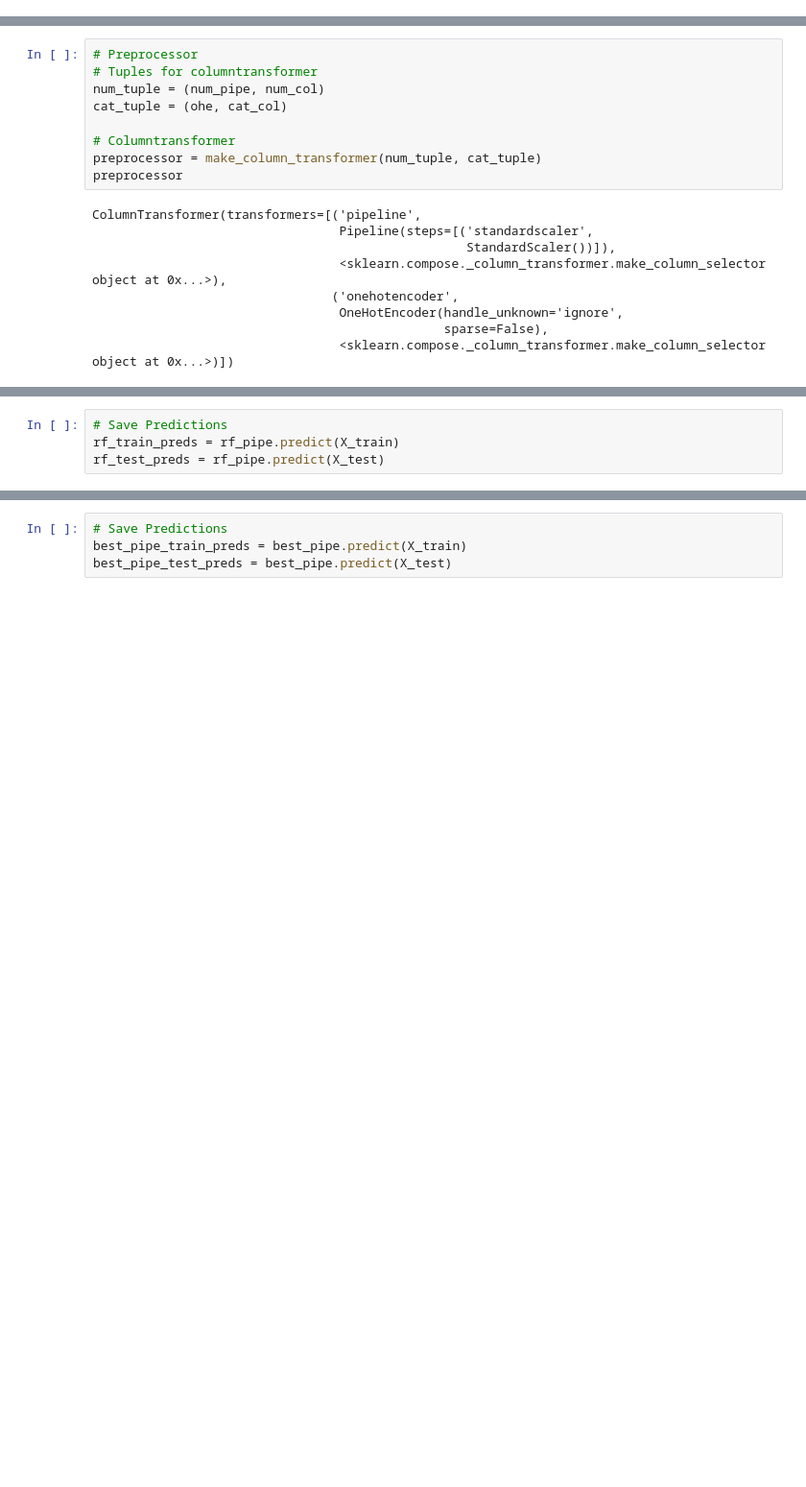
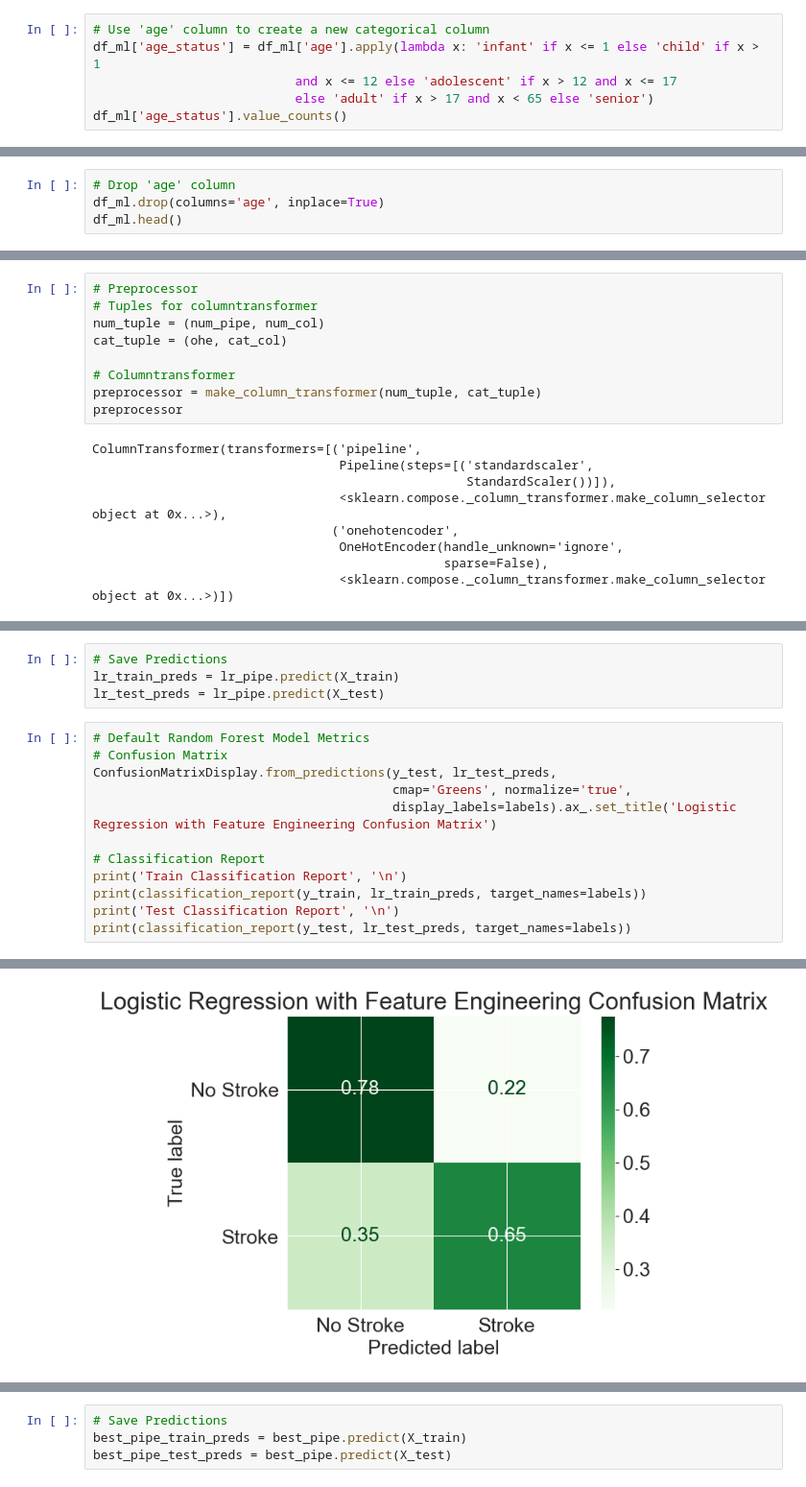
Before and after one commit to kevinbrnett/Project-2--Classification, a Jupyter notebook: Project_2_Part_4.ipynb, the cells around one changed output, grey strips where cells are left out. Shown at 96% size. Saved outputs shown, nothing was run; the diff lists cells and outputs as text; blank space fills up the shorter version.

```diff
--- a/Project_2_Part_4.ipynb
+++ b/Project_2_Part_4.ipynb
@@ -933,3 +940,9 @@ Data columns (total 11 columns):
  10  weight_status      5110 non-null   object
 dtypes: float64(2), int64(3), object(6)
 memory usage: 439.3+ KB
+# %%
+# Use 'age' column to create a new categorical column
+df_ml['age_status'] = df_ml['age'].apply(lambda x: 'infant' if x <= 1 else 'child' if x > 1
+                           and x <= 12 else 'adolescent' if x > 12 and x <= 17
+                           else 'adult' if x > 17 and x < 65 else 'senior')
+df_ml['age_status'].value_counts()
@@ -935,0 +956,4 @@ memory usage: 439.3+ KB
+# %%
+# Drop 'age' column
+df_ml.drop(columns='age', inplace=True)
+df_ml.head()
@@ -993,4 +1024,17 @@ Pipeline(steps=[('columntransformer',
 # %%
 # Save Predictions
-rf_train_preds = rf_pipe.predict(X_train)
-rf_test_preds = rf_pipe.predict(X_test)
+lr_train_preds = lr_pipe.predict(X_train)
+lr_test_preds = lr_pipe.predict(X_test)
+# %%
+# Default Random Forest Model Metrics
+# Confusion Matrix
+ConfusionMatrixDisplay.from_predictions(y_test, lr_test_preds,
+                                        cmap='Greens', normalize='true',
+                                        display_labels=labels).ax_.set_title('Logistic Regression with Feature Engineering Confusion Matrix')
+
+# Classification Report
+print('Train Classification Report', '\n')
+print(classification_report(y_train, lr_train_preds, target_names=labels))
+print('Test Classification Report', '\n')
+print(classification_report(y_test, lr_test_preds, target_names=labels))
+# %% [output]
@@ -997,3 +1058,4 @@ rf_test_preds = rf_pipe.predict(X_test)
+[figure, added]
 # %%
 # Tuning Random Forest Model with GridSearchCV
 # Looking a Parameters
```
Also changed, not shown: parts of 33 cells of this notebook.
